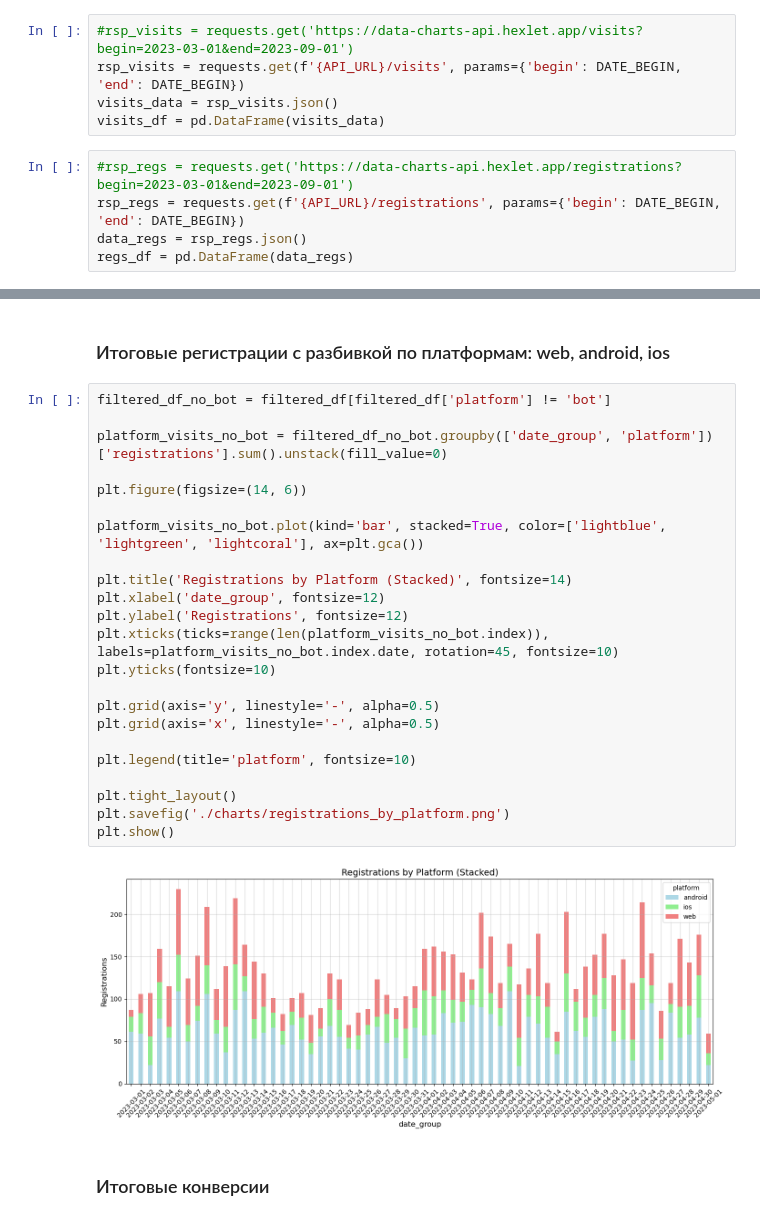
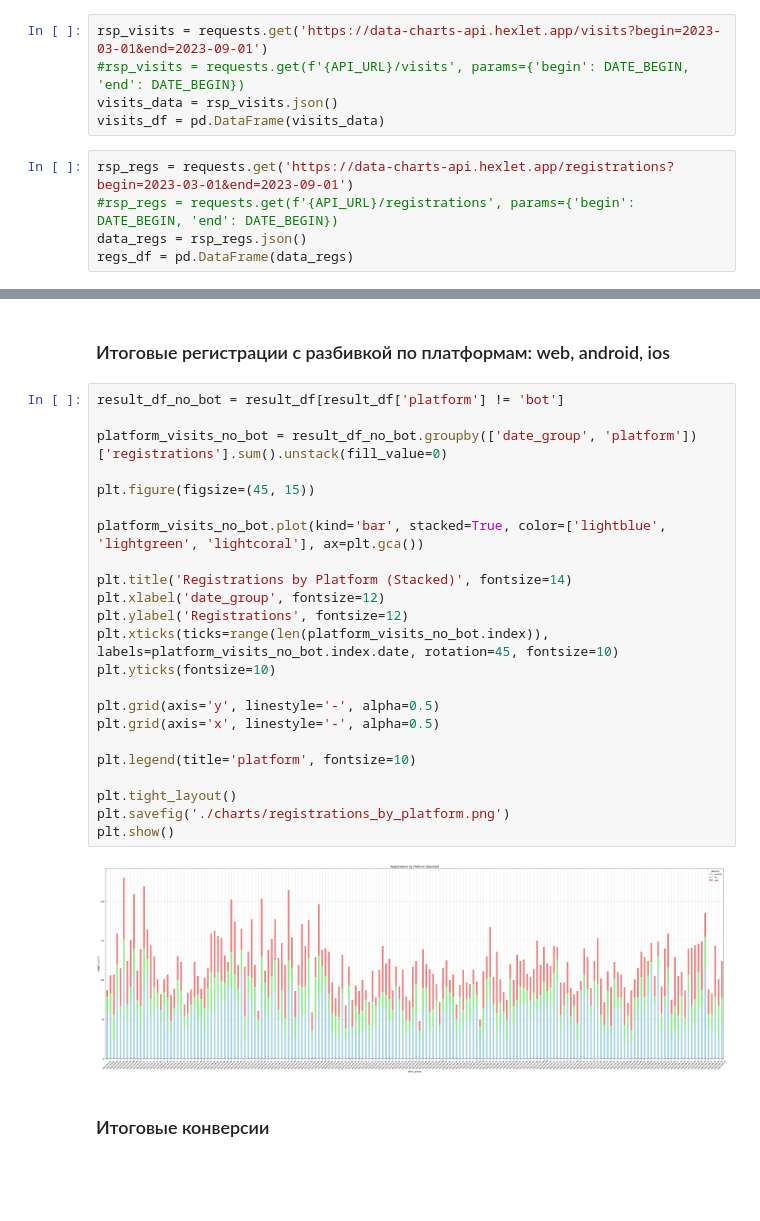
Before and after one commit to matvey532/data-analytics-project-100, a Jupyter notebook: charts_project.ipynb, the cells around one changed output, grey strips where cells are left out. Cells and saved outputs as stored; diff of their text form; blank space fills up the shorter version.

```diff
--- a/charts_project.ipynb
+++ b/charts_project.ipynb
@@ -44,13 +44,13 @@ API_URL = os.getenv('API_URL')
 
 #resp = requests.get(f'{API_URL}/registrations', params={'begin': DATE_BEGIN, 'end': DATE_BEGIN})
 # %%
-#rsp_visits = requests.get('https://data-charts-api.hexlet.app/visits?begin=2023-03-01&end=2023-09-01')
-rsp_visits = requests.get(f'{API_URL}/visits', params={'begin': DATE_BEGIN, 'end': DATE_BEGIN})
+rsp_visits = requests.get('https://data-charts-api.hexlet.app/visits?begin=2023-03-01&end=2023-09-01')
+#rsp_visits = requests.get(f'{API_URL}/visits', params={'begin': DATE_BEGIN, 'end': DATE_BEGIN})
 visits_data = rsp_visits.json()
 visits_df = pd.DataFrame(visits_data)
 # %%
-#rsp_regs = requests.get('https://data-charts-api.hexlet.app/registrations?begin=2023-03-01&end=2023-09-01')
-rsp_regs = requests.get(f'{API_URL}/registrations', params={'begin': DATE_BEGIN, 'end': DATE_BEGIN})
+rsp_regs = requests.get('https://data-charts-api.hexlet.app/registrations?begin=2023-03-01&end=2023-09-01')
+#rsp_regs = requests.get(f'{API_URL}/registrations', params={'begin': DATE_BEGIN, 'end': DATE_BEGIN})
 data_regs = rsp_regs.json()
 regs_df = pd.DataFrame(data_regs)
 # %%
@@ -184,30 +185,30 @@ plt.show()
 # %% [markdown]
 ### Итоговые регистрации с разбивкой по платформам: web, android, ios
 # %%
-filtered_df_no_bot = filtered_df[filtered_df['platform'] != 'bot']
+result_df_no_bot = result_df[result_df['platform'] != 'bot']
 
-platform_visits_no_bot = filtered_df_no_bot.groupby(['date_group', 'platform'])['registrations'].sum().unstack(fill_value=0)
+platform_visits_no_bot = result_df_no_bot.groupby(['date_group', 'platform'])['registrations'].sum().unstack(fill_value=0)
 
-plt.figure(figsize=(14, 6))
+plt.figure(figsize=(45, 15))
 
 platform_visits_no_bot.plot(kind='bar', stacked=True, color=['lightblue', 'lightgreen', 'lightcoral'], ax=plt.gca())
 
 plt.title('Registrations by Platform (Stacked)', fontsize=14)
 plt.xlabel('date_group', fontsize=12)
 plt.ylabel('Registrations', fontsize=12)
 plt.xticks(ticks=range(len(platform_visits_no_bot.index)), labels=platform_visits_no_bot.index.date, rotation=45, fontsize=10)
 plt.yticks(fontsize=10)
 
 plt.grid(axis='y', linestyle='-', alpha=0.5)
 plt.grid(axis='x', linestyle='-', alpha=0.5)
 
 plt.legend(title='platform', fontsize=10)
 
 plt.tight_layout()
 plt.savefig('./charts/registrations_by_platform.png')
 plt.show()
 # %% [output]
-[figure, old version]
+[figure, new version]
 # %% [markdown]
 ### Итоговые конверсии
 # %%
```
Also changed, not shown: parts of 10 cells of this notebook.
